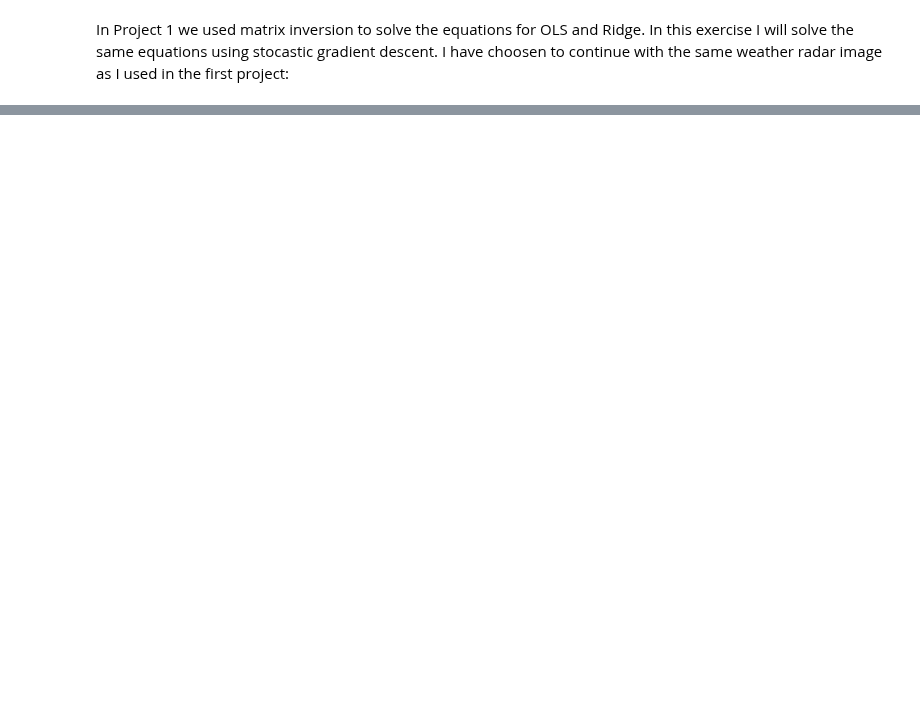
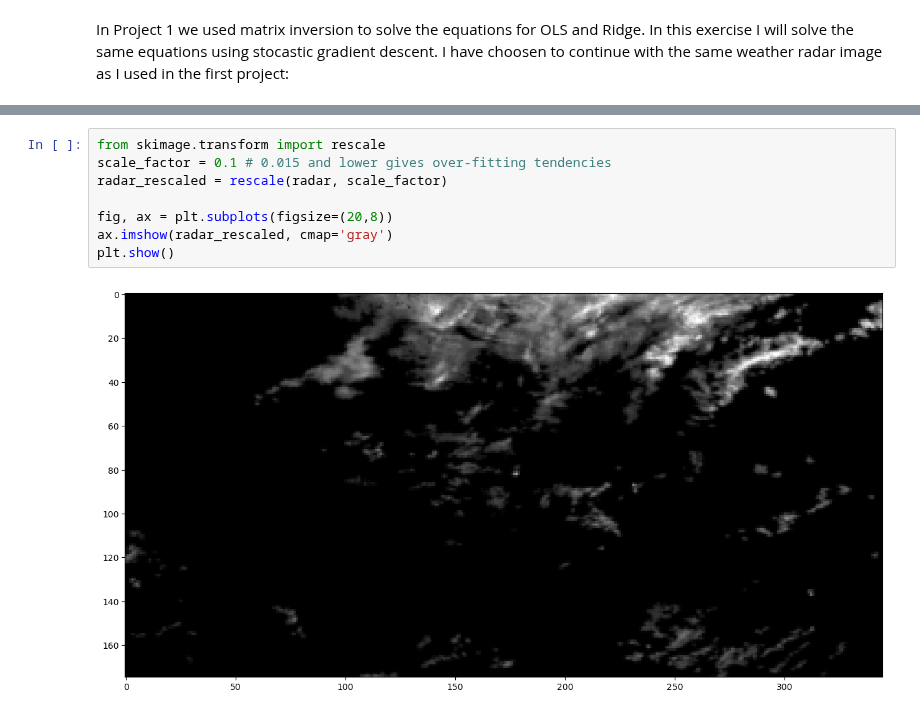
Before and after one commit to eoydvin/FYS-STK4155, a Jupyter notebook: Project_2/SGD regression.ipynb, the cells around one changed output, grey strips where cells are left out. Drawn from its saved outputs; the diff is of its cells as text; blank space fills up the shorter version.

```diff
--- a/Project_2/SGD regression.ipynb
+++ b/Project_2/SGD regression.ipynb
@@ -29,0 +40,10 @@ SDG på værradar:
+# %%
+from skimage.transform import rescale
+scale_factor = 0.1 # 0.015 and lower gives over-fitting tendencies
+radar_rescaled = rescale(radar, scale_factor)
+
+fig, ax = plt.subplots(figsize=(20,8))
+ax.imshow(radar_rescaled, cmap='gray')
+plt.show()
+# %% [output]
+[figure, added]
```
Also changed, not shown: parts of 7 cells of this notebook, 4 other files.
